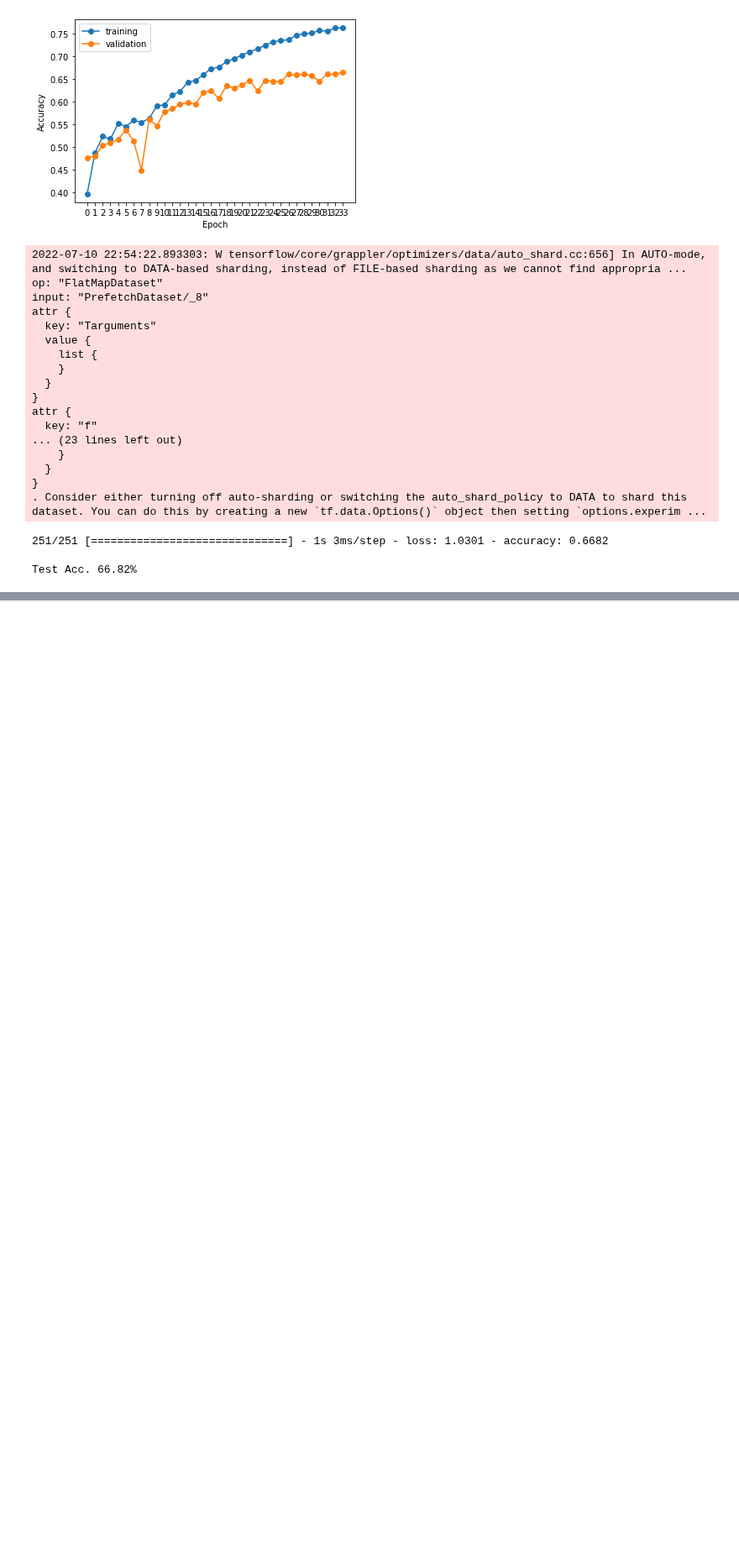
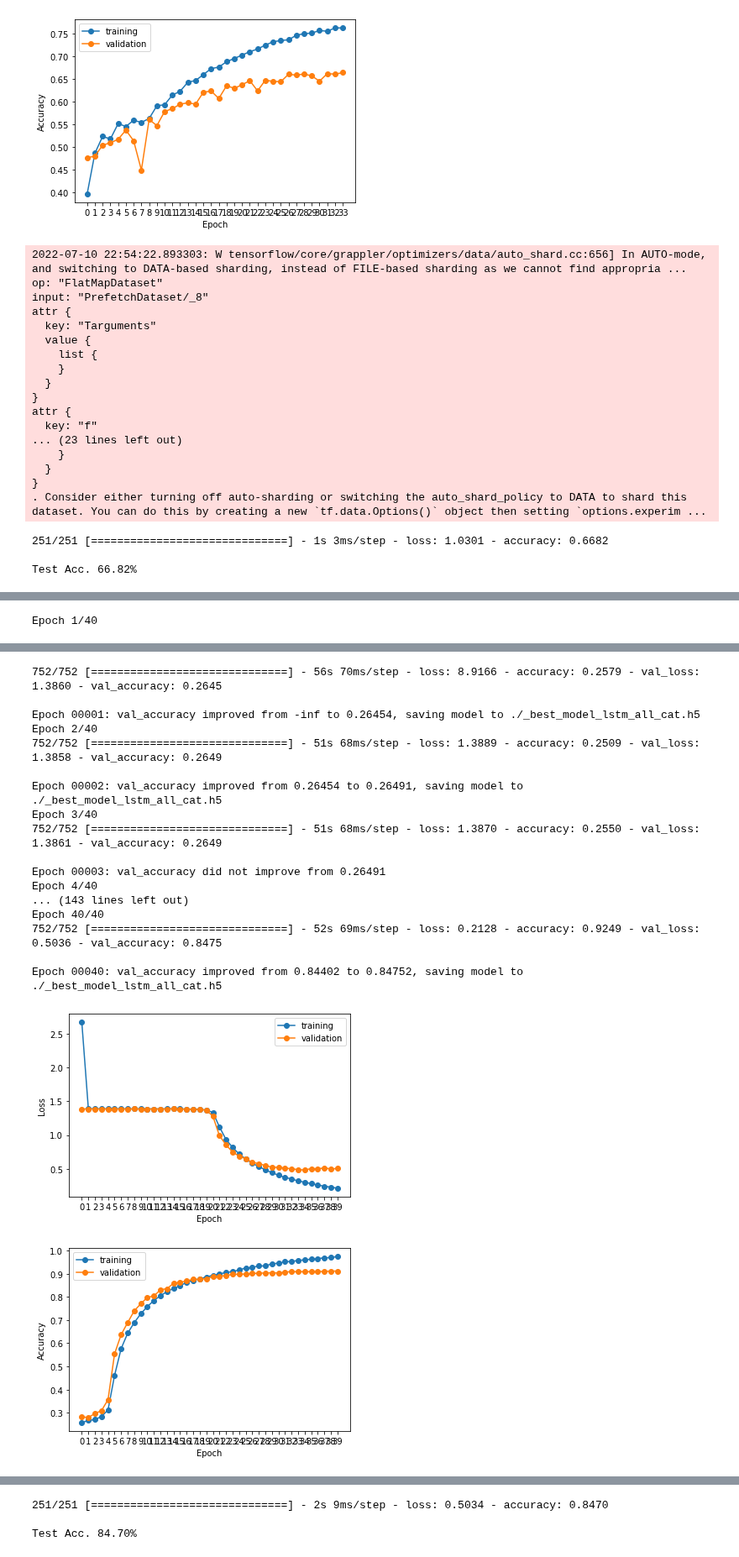
Before and after one commit to ronaldlee/eeg-feature-generation, a Jupyter notebook: CNN_model_on_GAMEEMO_features_dataset.ipynb, the cells around one changed output, grey strips where cells are left out. Shown at 84% size. Saved outputs shown, nothing was run; the diff lists cells and outputs as text; code cells hidden in the pictures; blank space fills up the shorter version.

```diff
--- a/CNN_model_on_GAMEEMO_features_dataset.ipynb
+++ b/CNN_model_on_GAMEEMO_features_dataset.ipynb
@@ -94,8 +94,8 @@ y_test = pd.get_dummies(y_test)
       dtype='object', length=3446)
 # %%
 def train_model(x_train, y_train,x_validate, y_validate,
-                save_to, epoch = 2, num_of_conv_layer=1, conv_layer_2_filters=64,
-                conv_layer_3_filters=128,
+                save_to, epoch = 2, num_of_conv_layer=1,
+                conv_layer_1_filters=32, conv_layer_2_filters=64, conv_layer_3_filters=128,
                 num_of_dense_layer=0,
                 dense_layer_1_unit=1024, dense_layer_2_unit=512, dense_layer_3_unit=256):
     strategy = tf.distribute.MirroredStrategy(devices=None)
@@ -108,7 +108,7 @@ def train_model(x_train, y_train,x_validate, y_validate,
         model = Sequential()
 
         model.add(tf.keras.layers.Conv1D(
-            filters=32,
+            filters=conv_layer_1_filters,
             kernel_size=3,
             strides=1,
             padding='same',
@@ -870,0 +871,12 @@ Test Acc. 73.19%
+# %%
+model7,history7 = train_model(X_train, y_train, X_validate, y_validate, save_to= './', epoch = 40,
+                              num_of_conv_layer=3, num_of_dense_layer=2,
+                              conv_layer_1_filters=64, conv_layer_2_filters=128, conv_layer_3_filters=256)
+
+history7_data = pd.DataFrame(history7.history)
+plot_loss_history(history7_data)
+plot_accuracy_history(history7_data)
+
+# test model
+test7_results = model7.evaluate(X_test, y_test)
+print('\nTest Acc. {:.2f}%'.format(test7_results[1]*100))
@@ -870,0 +904,13 @@ Test Acc. 73.19%
+# %%
+model8,history8 = train_model(X_train, y_train, X_validate, y_validate, save_to= './', epoch = 40,
+                              num_of_conv_layer=3, num_of_dense_layer=2,
+                              conv_layer_1_filters=128, conv_layer_2_filters=256, conv_layer_3_filters=512)
+
+history8_data = pd.DataFrame(history8.history)
+plot_loss_history(history8_data)
+plot_accuracy_history(history7_data)
+
+# test model
+test8_results = model8.evaluate(X_test, y_test)
+print('\nTest Acc. {:.2f}%'.format(test8_results[1]*100))
+# %% [output]
@@ -870,0 +951 @@ Test Acc. 73.19%
+Epoch 1/40
@@ -870,0 +969,19 @@ Test Acc. 73.19%
+752/752 [==============================] - 56s 70ms/step - loss: 8.9166 - accuracy: 0.2579 - val_loss: 1.3860 - val_accuracy: 0.2645
+
+Epoch 00001: val_accuracy improved from -inf to 0.26454, saving model to ./_best_model_lstm_all_cat.h5
+Epoch 2/40
+752/752 [==============================] - 51s 68ms/step - loss: 1.3889 - accuracy: 0.2509 - val_loss: 1.3858 - val_accuracy: 0.2649
+
+Epoch 00002: val_accuracy improved from 0.26454 to 0.26491, saving model to ./_best_model_lstm_all_cat.h5
+Epoch 3/40
+752/752 [==============================] - 51s 68ms/step - loss: 1.3870 - accuracy: 0.2550 - val_loss: 1.3861 - val_accuracy: 0.2649
+
+Epoch 00003: val_accuracy did not improve from 0.26491
+Epoch 4/40
+... (143 lines left out)
+Epoch 40/40
+752/752 [==============================] - 52s 69ms/step - loss: 0.2128 - accuracy: 0.9249 - val_loss: 0.5036 - val_accuracy: 0.8475
+
+Epoch 00040: val_accuracy improved from 0.84402 to 0.84752, saving model to ./_best_model_lstm_all_cat.h5
+[figure, added]
+[figure, added]
@@ -870,0 +1005,3 @@ Test Acc. 73.19%
+251/251 [==============================] - 2s 9ms/step - loss: 0.5034 - accuracy: 0.8470
+
+Test Acc. 84.70%
```
Also changed, not shown: parts of 21 cells of this notebook.
